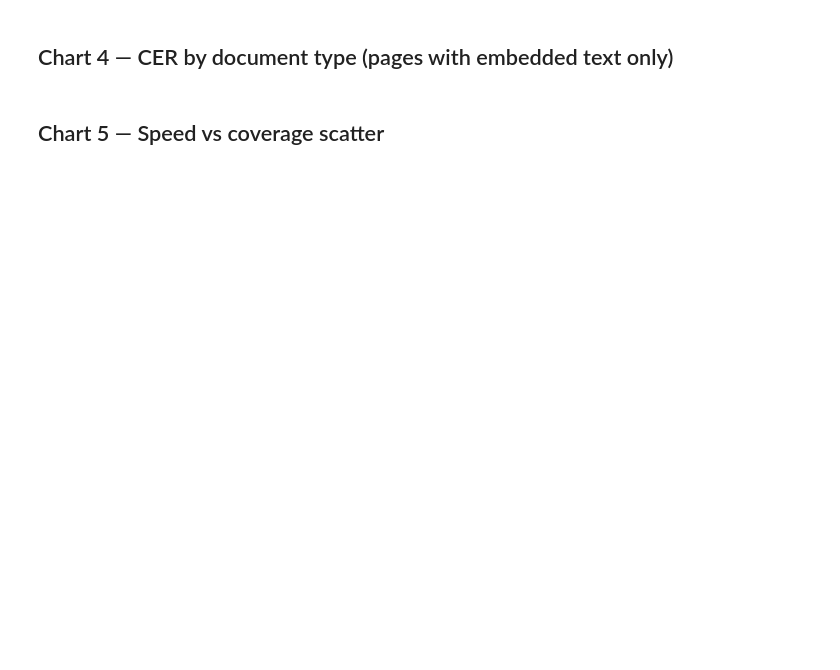
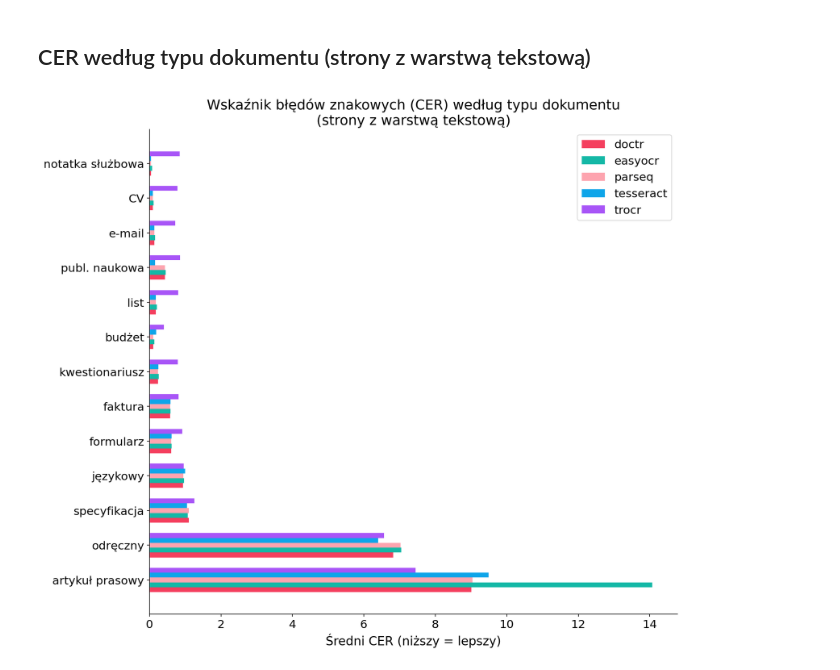
Before and after one commit to ludrian42/page-stream-segmentation, a Jupyter notebook: notebooks/01_ocr_evaluation.ipynb, the cells around one changed output. Saved outputs shown, nothing was run; the diff lists cells and outputs as text; code cells hidden in the pictures; blank space fills up the shorter version.

```diff
--- a/notebooks/01_ocr_evaluation.ipynb
+++ b/notebooks/01_ocr_evaluation.ipynb
@@ -343,37 +508,37 @@ plt.show()
 # %% [markdown]
-## Chart 4 — CER by document type (pages with embedded text only)
+## CER według typu dokumentu (strony z warstwą tekstową)
 # %%
 cer_df = df[(df["has_embedded_text"]) & (df["cer"] >= 0)]
 
 if cer_df.empty:
-    print("No pages with embedded text found — CER chart skipped.")
+    print("Brak stron z warstwą tekstową — wykres CER pominięty.")
 else:
     first_engine = cer_df["engine"].iloc[0]
     pivot_cer = (
-        cer_df.groupby(["doc_type", "engine"])["cer"]
+        cer_df.groupby(["doc_type_pl", "engine"])["cer"]
         .mean()
         .unstack("engine")
         .sort_values(by=first_engine, ascending=False)
     )
 
     n_engines = len(pivot_cer.columns)
     width = 0.7 / n_engines
 
-    fig, ax = plt.subplots(figsize=(11, max(6, len(pivot_cer) * 0.5 + 1.5)))
+    fig, ax = plt.subplots(figsize=(12, max(7, len(pivot_cer) * 0.65 + 2)))
     x = np.arange(len(pivot_cer))
 
     for i, engine in enumerate(pivot_cer.columns):
         offset = (i - n_engines / 2 + 0.5) * width
         ax.barh(x + offset, pivot_cer[engine], height=width,
                 label=engine, color=PALETTE.get(engine, "grey"))
 
     ax.set_yticks(x)
     ax.set_yticklabels(pivot_cer.index)
-    ax.set_xlabel("Mean CER (lower is better)")
-    ax.set_title("Character Error Rate by Document Type\n(pages with embedded text layer)")
+    ax.set_xlabel("Średni CER (niższy = lepszy)")
+    ax.set_title("Wskaźnik błędów znakowych (CER) według typu dokumentu\n(strony z warstwą tekstową)")
     ax.legend()
     fig.tight_layout()
     fig.savefig(CHART_DIR / "04_cer_by_type.png", dpi=300)
     plt.show()
+# %% [output]
+[figure, added]
-# %% [markdown]
-## Chart 5 — Speed vs coverage scatter
```
Also changed, not shown: parts of 39 cells of this notebook, 16 other files.
